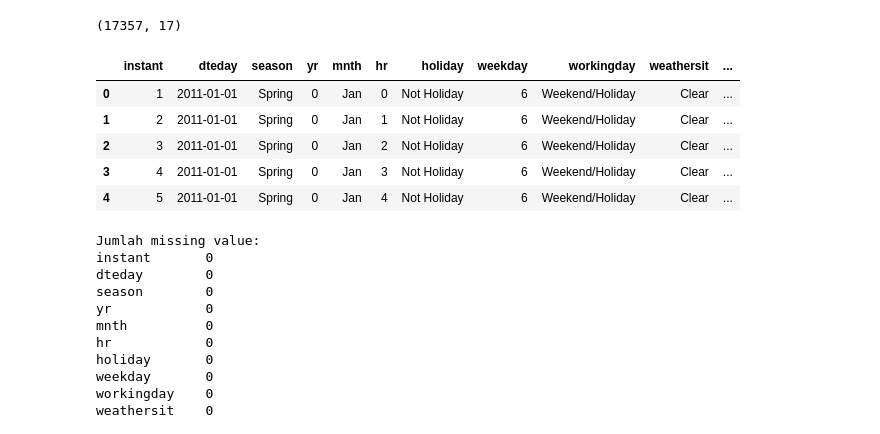
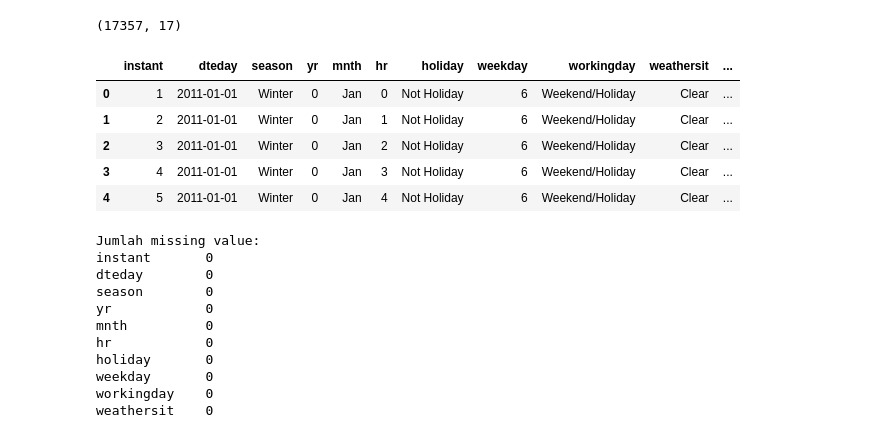
Before and after one commit to dapiupiu/bike-sharing-app, a Jupyter notebook: notebook.ipynb, the cells around one changed output. Saved outputs shown, nothing was run; the diff lists cells and outputs as text; code cells hidden in the pictures.

```diff
--- a/notebook.ipynb
+++ b/notebook.ipynb
@@ -269,43 +269,43 @@ hour_df.shape
 # mengubah kolom menjadi kategorikal agar mudah divisualisasi
 # mapping data untuk kolom 'season'
 hour_df['season'] = hour_df['season'].map({
-    1: 'Spring', 2: 'Summer', 3: 'Fall', 4: 'Winter'
-})
+       1: 'Winter', 2: 'Spring', 3: 'Summer', 4: 'Fall'
+       })
 
 # mapping data untuk kolom 'weathersit'
 hour_df['weathersit'] = hour_df['weathersit'].map({
     1: 'Clear',
     2: 'Misty',
     3: 'Light Snow/Rain',
     4: 'Heavy Rain/Ice Pallets'
 })
 
 # mapping data untuk kolom 'mnth'
 hour_df['mnth'] = hour_df['mnth'].map({
     1: 'Jan', 2: 'Feb', 3: 'Mar', 4: 'Apr', 5: 'May', 6: 'Jun',
     7: 'Jul', 8: 'Aug', 9: 'Sep', 10: 'Oct', 11: 'Nov', 12: 'Dec'
 })
 
 # mapping data untuk kolom 'workingday'
 hour_df['workingday'] = hour_df['workingday'].map({
     0: 'Weekend/Holiday',
     1: 'Working Day'
 })
 
 hour_df['holiday'] = hour_df['holiday'].map({
     0: 'Not Holiday',
     1: 'Holiday'
 })
 
 # tampilkan 5 baris pertama
 hour_df.head()
 # %% [output]
 |  | instant | dteday | season | yr | mnth | hr | holiday | weekday | workingday | weathersit | ... |
-| 0 | 1 | 2011-01-01 | Spring | 0 | Jan | 0 | Not Holiday | 6 | Weekend/Holiday | Clear | ... |
-| 1 | 2 | 2011-01-01 | Spring | 0 | Jan | 1 | Not Holiday | 6 | Weekend/Holiday | Clear | ... |
-| 2 | 3 | 2011-01-01 | Spring | 0 | Jan | 2 | Not Holiday | 6 | Weekend/Holiday | Clear | ... |
-| 3 | 4 | 2011-01-01 | Spring | 0 | Jan | 3 | Not Holiday | 6 | Weekend/Holiday | Clear | ... |
-| 4 | 5 | 2011-01-01 | Spring | 0 | Jan | 4 | Not Holiday | 6 | Weekend/Holiday | Clear | ... |
+| 0 | 1 | 2011-01-01 | Winter | 0 | Jan | 0 | Not Holiday | 6 | Weekend/Holiday | Clear | ... |
+| 1 | 2 | 2011-01-01 | Winter | 0 | Jan | 1 | Not Holiday | 6 | Weekend/Holiday | Clear | ... |
+| 2 | 3 | 2011-01-01 | Winter | 0 | Jan | 2 | Not Holiday | 6 | Weekend/Holiday | Clear | ... |
+| 3 | 4 | 2011-01-01 | Winter | 0 | Jan | 3 | Not Holiday | 6 | Weekend/Holiday | Clear | ... |
+| 4 | 5 | 2011-01-01 | Winter | 0 | Jan | 4 | Not Holiday | 6 | Weekend/Holiday | Clear | ... |
 # %%
 # cek ulang kembali missing value (mengantisipasi ada nilai yang terlewat diubah) dan duplikasi data
 print(f'Jumlah missing value:\n{hour_df.isna().sum()}')
```
Also changed, not shown: parts of 8 cells of this notebook.
